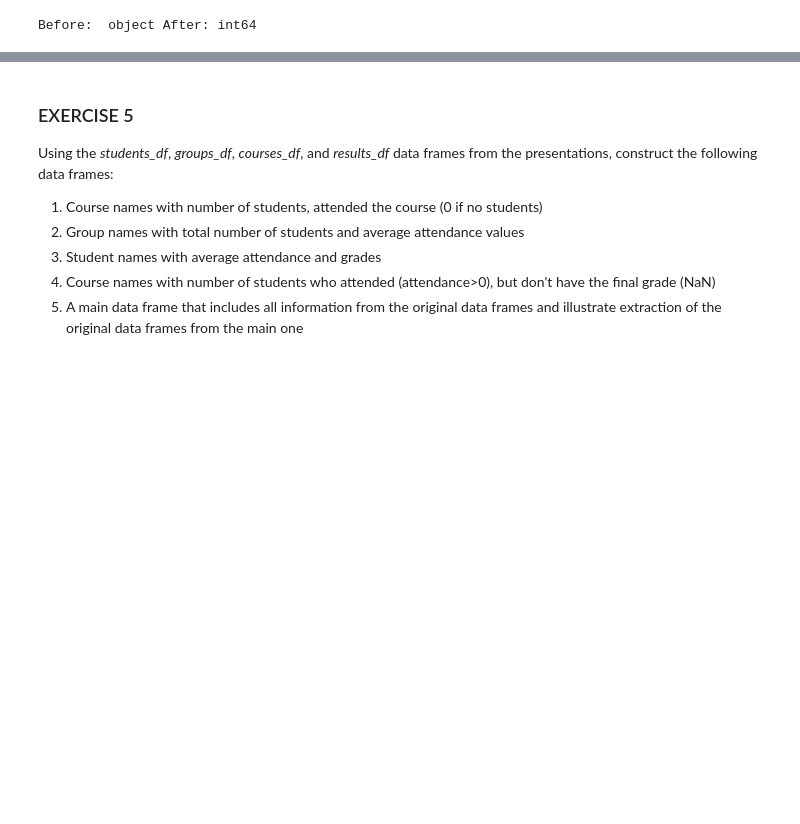
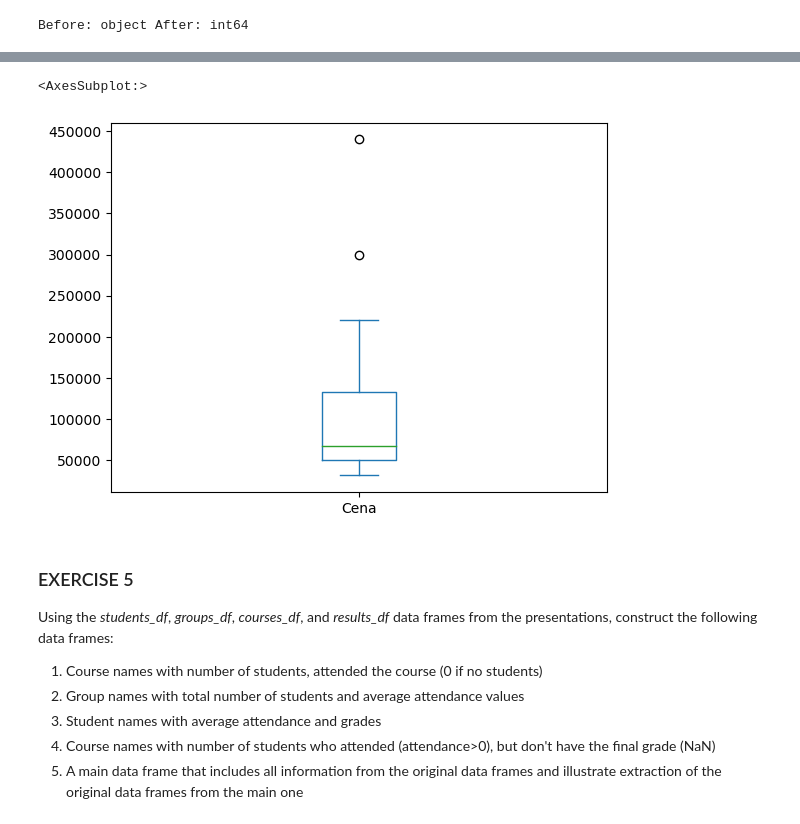
Before and after one commit to Takosaga/fall_23, a Jupyter notebook: programming_for_data_analytics/Gamez_lab5.ipynb, the cells around one changed output, grey strips where cells are left out. Drawn from its saved outputs; the diff is of its cells as text; code cells hidden in the pictures; blank space fills up the shorter version.

```diff
--- a/programming_for_data_analytics/Gamez_lab5.ipynb
+++ b/programming_for_data_analytics/Gamez_lab5.ipynb
@@ -367,3 +380,9 @@ Before:  object After: int64
+# %%
+# 4
+cleaned_apts["Cena"].plot.box()
+# %% [output]
+<AxesSubplot:>
+[figure, added]
 # %% [markdown]
 ### EXERCISE 5
 
```
Also changed, not shown: parts of 3 cells of this notebook.
